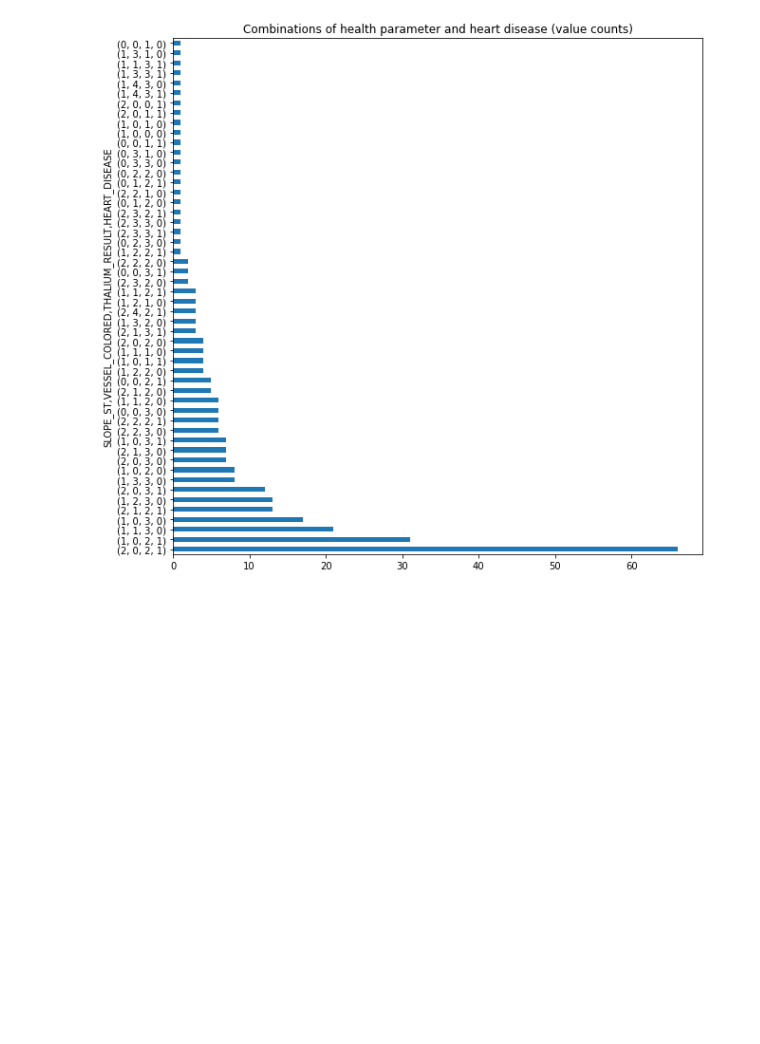
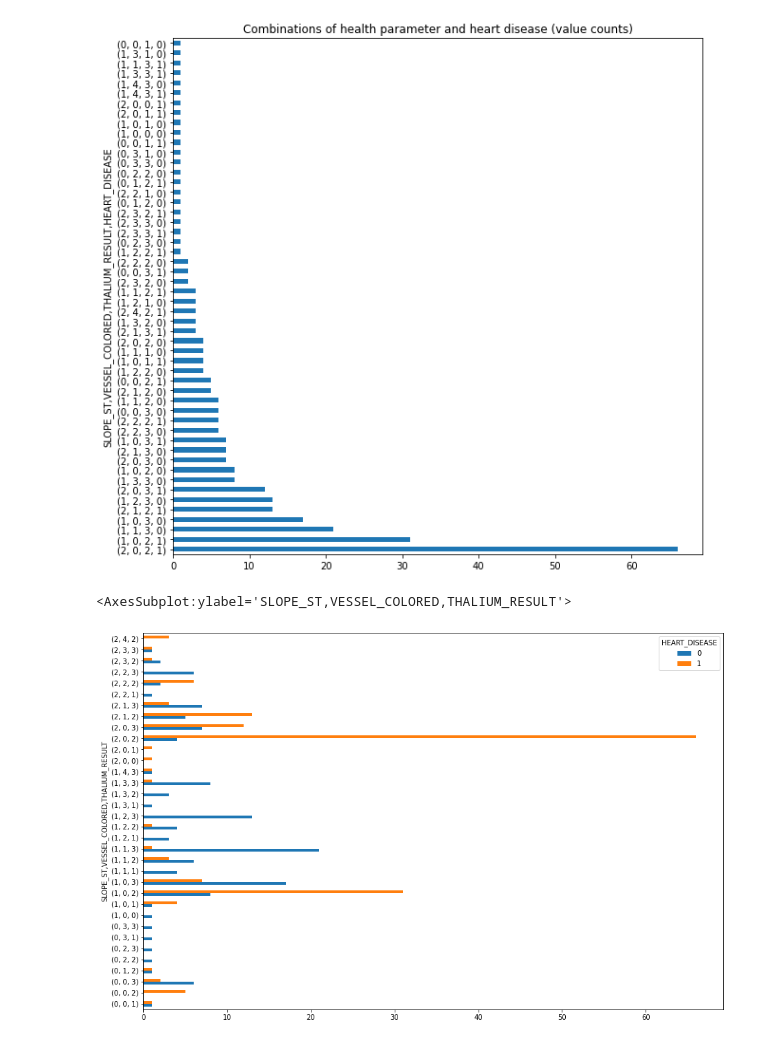
Before and after one commit to yassinzeraoulia97/esercizi, a Jupyter notebook: esercizi.ipynb, the cells around one changed output. Drawn from its saved outputs; the diff is of its cells as text; code cells hidden in the pictures; blank space fills up the shorter version.

```diff
--- a/esercizi.ipynb
+++ b/esercizi.ipynb
@@ -365,3 +366,8 @@ df5.plot(
 # %% [output]
 <AxesSubplot:title={'center':'Combinations of health parameter and heart disease (value counts)'}, ylabel='SLOPE_ST,VESSEL_COLORED,THALIUM_RESULT,HEART_DISEASE'>
 [figure]
+# %%
+df5.unstack().plot.barh(figsize=(15,10))
+# %% [output]
+<AxesSubplot:ylabel='SLOPE_ST,VESSEL_COLORED,THALIUM_RESULT'>
+[figure, added]
```
Also changed, not shown: parts of 1 cell of this notebook.
